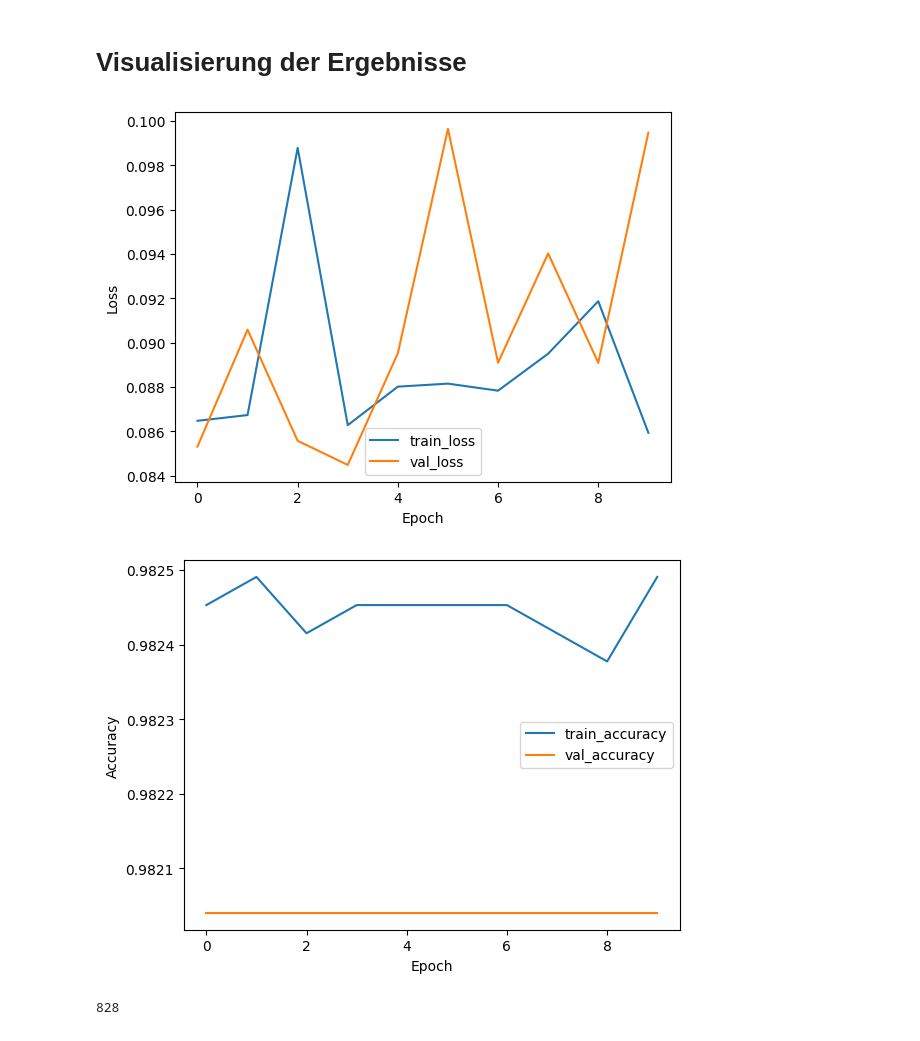
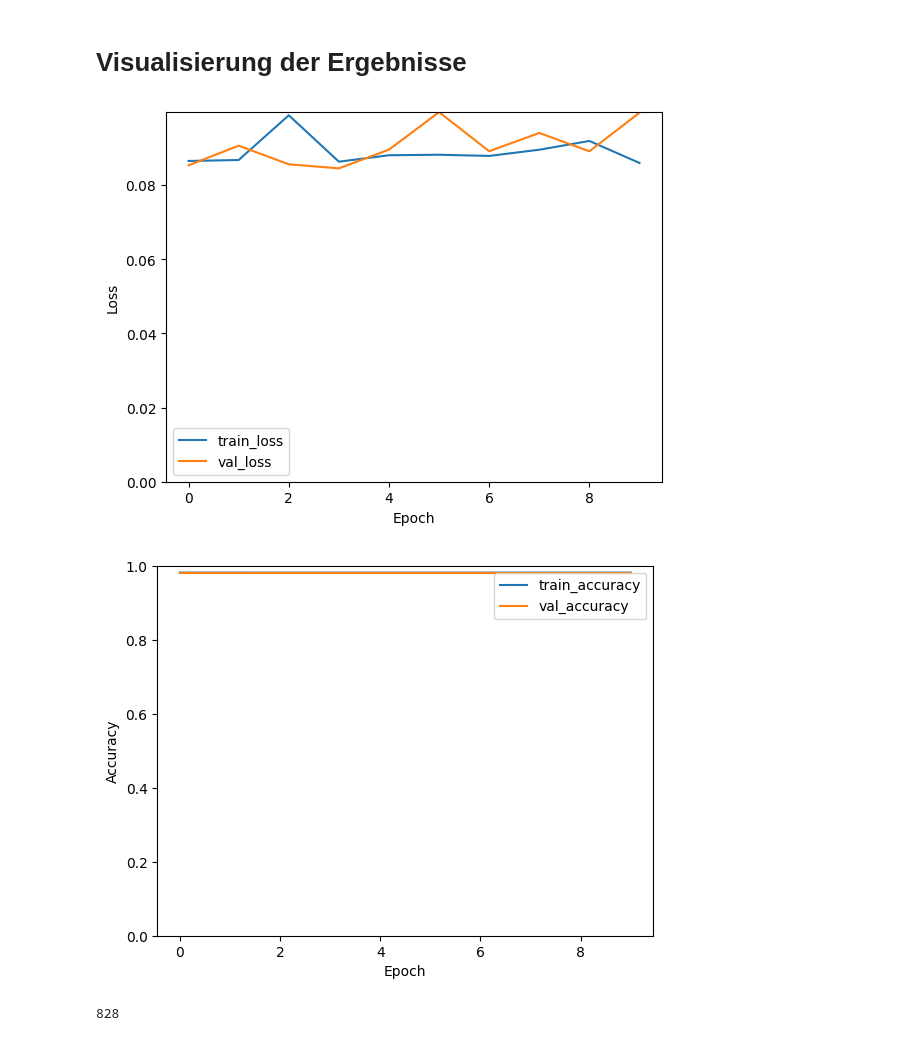
Before and after one commit to Mingggggggggggggg/SIIM-ISIC-Melanoma-Classification-Student-Project, a Jupyter notebook: siim-isic-melanoma-classification-haupt.ipynb, the cells around one changed output. Cells and saved outputs as stored; diff of their text form; code cells hidden in the pictures.

```diff
--- a/siim-isic-melanoma-classification-haupt.ipynb
+++ b/siim-isic-melanoma-classification-haupt.ipynb
@@ -213,22 +213,24 @@ datetime.datetime.now().strftime("Fertiggestellt um %X den %x")
 # %%
 # Visualisierung der Trainings- und Validierungsverluste
 plt.plot(history.history['loss'], label='train_loss')
 plt.plot(history.history['val_loss'], label='val_loss')
 plt.xlabel('Epoch')
 plt.ylabel('Loss')
+plt.ylim(0, max(history.history['loss'] + history.history['val_loss']))  # Setze die y-Achsenbegrenzung von 0 bis zum maximalen Verlustwert
 plt.legend()
 plt.show()
 
 # Visualisierung der Trainings- und Validierungsgenauigkeit
 plt.plot(history.history['accuracy'], label='train_accuracy')
 plt.plot(history.history['val_accuracy'], label='val_accuracy')
 plt.xlabel('Epoch')
 plt.ylabel('Accuracy')
+plt.ylim(0, 1)  # Setze die y-Achsenbegrenzung von 0 bis 1 für die Genauigkeit
 plt.legend()
 plt.show()
 # %% [output]
-[figure, old version]
+[figure, new version]
-[figure, old version]
+[figure, new version]
 # %%
 import gc
 gc.collect()
```
Also changed, not shown: parts of 1 cell of this notebook.
